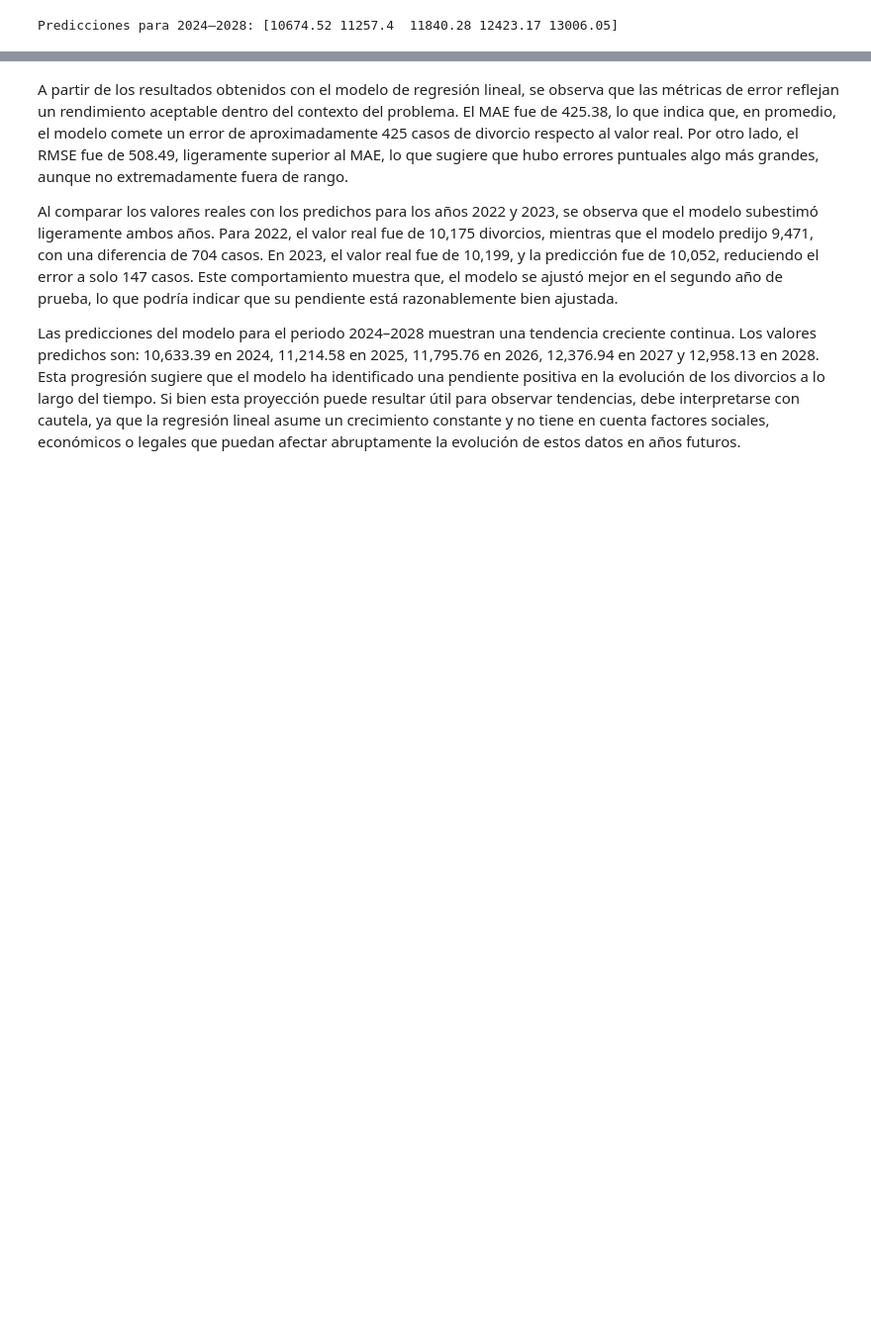
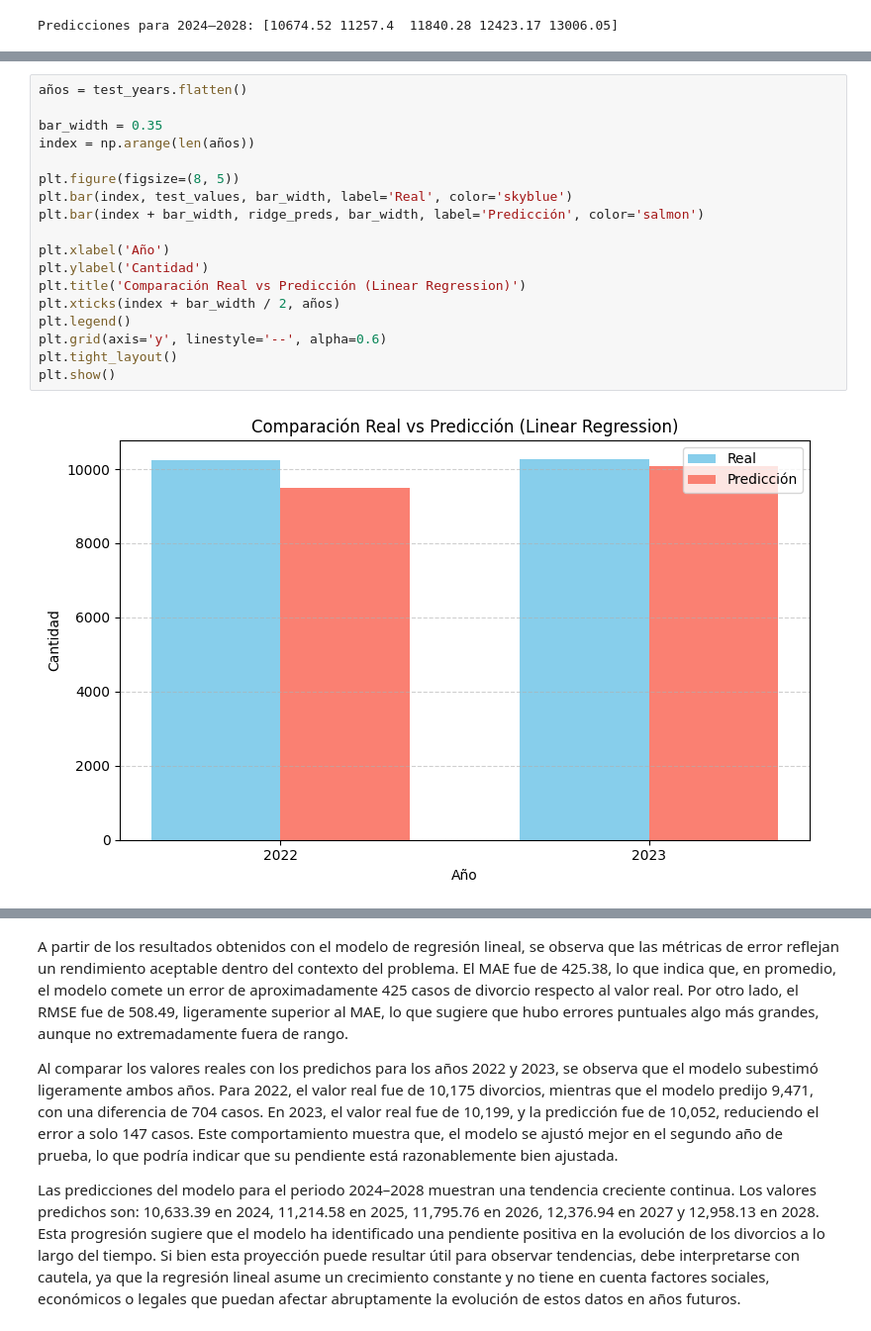
Before and after one commit to DanielRasho/MD-Proyecto3, a Jupyter notebook: divorce_prediction.ipynb, the cells around one changed output, grey strips where cells are left out. Shown at 99% size. Cells and saved outputs as stored; diff of their text form; blank space fills up the shorter version.

```diff
--- a/divorce_prediction.ipynb
+++ b/divorce_prediction.ipynb
@@ -400,0 +503,20 @@ plt.show()
+# %%
+años = test_years.flatten()
+
+bar_width = 0.35
+index = np.arange(len(años))
+
+plt.figure(figsize=(8, 5))
+plt.bar(index, test_values, bar_width, label='Real', color='skyblue')
+plt.bar(index + bar_width, ridge_preds, bar_width, label='Predicción', color='salmon')
+
+plt.xlabel('Año')
+plt.ylabel('Cantidad')
+plt.title('Comparación Real vs Predicción (Linear Regression)')
+plt.xticks(index + bar_width / 2, años)
+plt.legend()
+plt.grid(axis='y', linestyle='--', alpha=0.6)
+plt.tight_layout()
+plt.show()
+# %% [output]
+[figure, added]
```
Also changed, not shown: parts of 17 cells of this notebook.
